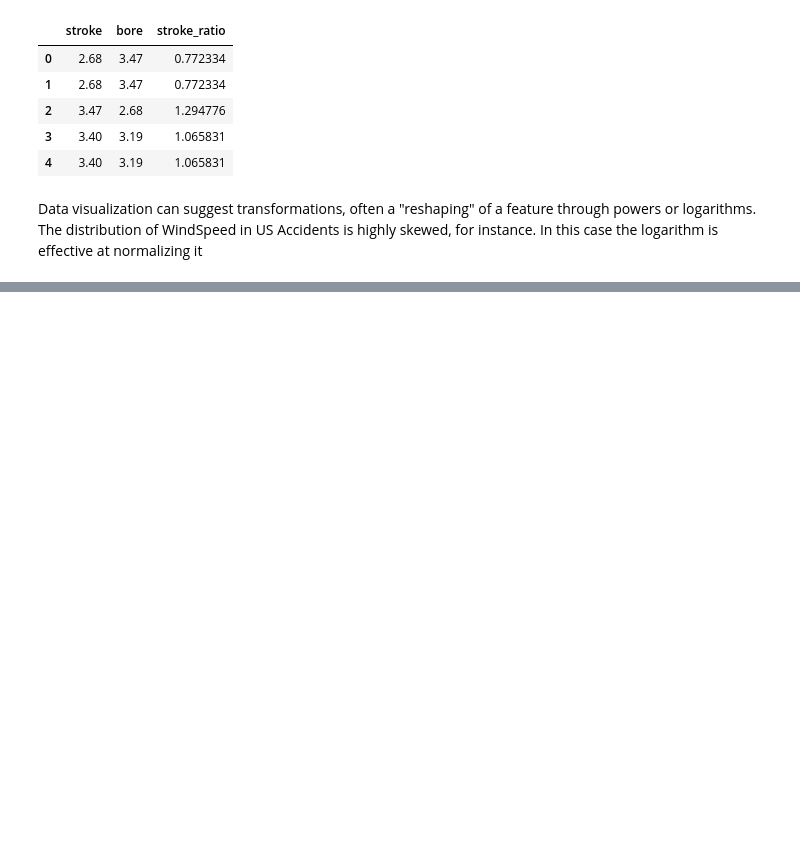
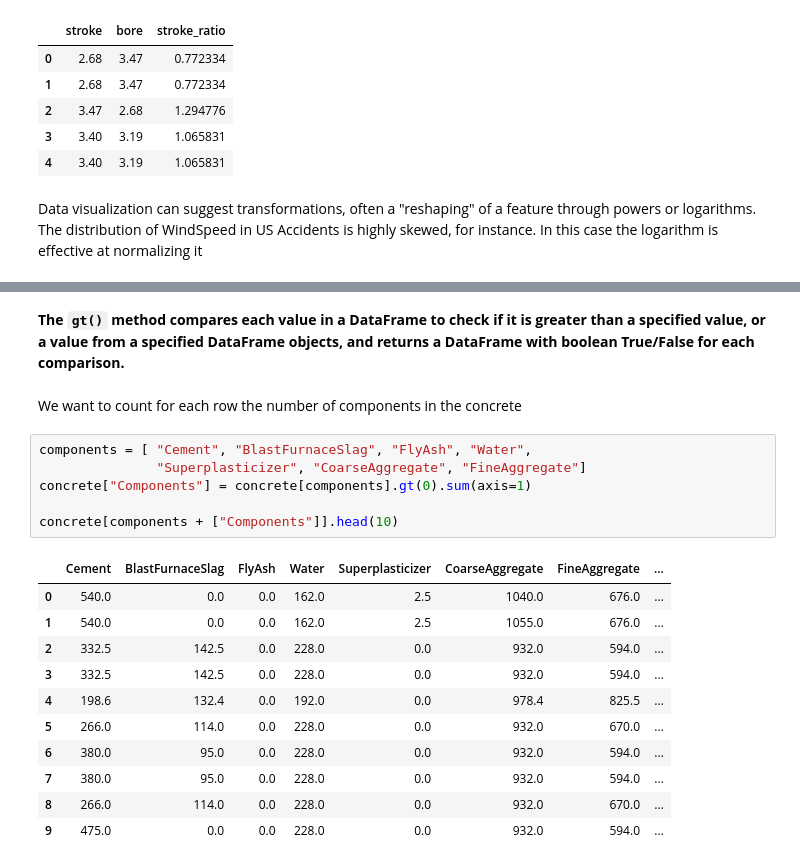
Before and after one commit to andrewch28/Kaggle, a Jupyter notebook: Feature_Engineering.ipynb, the cells around one changed output, grey strips where cells are left out. Saved outputs shown, nothing was run; the diff lists cells and outputs as text; blank space fills up the shorter version.

````diff
--- a/Feature_Engineering.ipynb
+++ b/Feature_Engineering.ipynb
@@ -178,0 +203,22 @@ sns.kdeplot(accidents.LogWindSpeed, fill=True, ax=axs[1]);
+# %% [markdown]
+**The ```gt()``` method compares each value in a DataFrame to check if it is greater than a specified value, or a value from a specified DataFrame objects, and returns a DataFrame with boolean True/False for each comparison.**
+# %% [markdown]
+We want to count for each row the number of components in the concrete
+# %%
+components = [ "Cement", "BlastFurnaceSlag", "FlyAsh", "Water",
+               "Superplasticizer", "CoarseAggregate", "FineAggregate"]
+concrete["Components"] = concrete[components].gt(0).sum(axis=1)
+
+concrete[components + ["Components"]].head(10)
+# %% [output]
+|  | Cement | BlastFurnaceSlag | FlyAsh | Water | Superplasticizer | CoarseAggregate | FineAggregate | ... |
+| 0 | 540.0 | 0.0 | 0.0 | 162.0 | 2.5 | 1040.0 | 676.0 | ... |
+| 1 | 540.0 | 0.0 | 0.0 | 162.0 | 2.5 | 1055.0 | 676.0 | ... |
+| 2 | 332.5 | 142.5 | 0.0 | 228.0 | 0.0 | 932.0 | 594.0 | ... |
+| 3 | 332.5 | 142.5 | 0.0 | 228.0 | 0.0 | 932.0 | 594.0 | ... |
+| 4 | 198.6 | 132.4 | 0.0 | 192.0 | 0.0 | 978.4 | 825.5 | ... |
+| 5 | 266.0 | 114.0 | 0.0 | 228.0 | 0.0 | 932.0 | 670.0 | ... |
+| 6 | 380.0 | 95.0 | 0.0 | 228.0 | 0.0 | 932.0 | 594.0 | ... |
+| 7 | 380.0 | 95.0 | 0.0 | 228.0 | 0.0 | 932.0 | 594.0 | ... |
+| 8 | 266.0 | 114.0 | 0.0 | 228.0 | 0.0 | 932.0 | 670.0 | ... |
+| 9 | 475.0 | 0.0 | 0.0 | 228.0 | 0.0 | 932.0 | 594.0 | ... |
````
Also changed, not shown: parts of 26 cells of this notebook, 3 other files.
